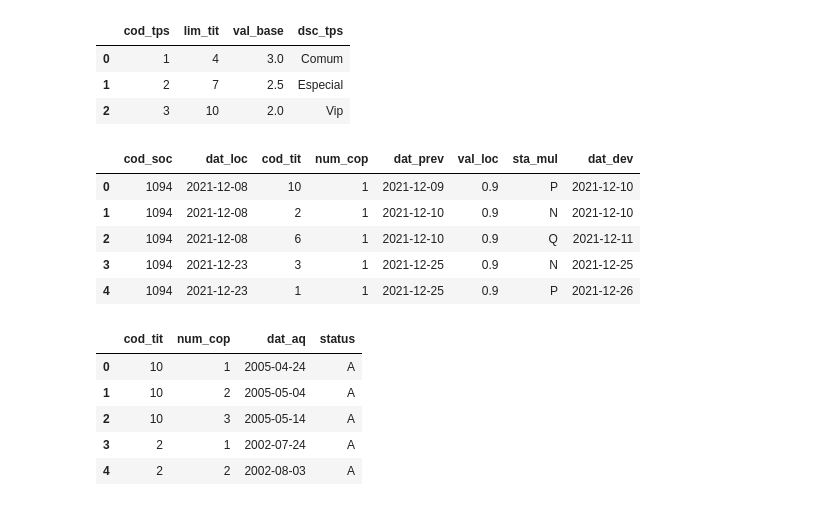
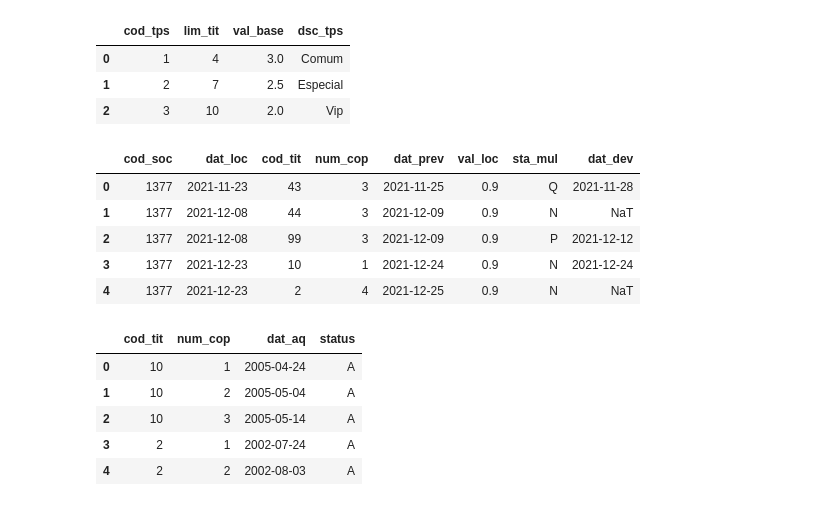
Before and after one commit to nataliafonseca/etl_locadora, a Jupyter notebook: notebook.ipynb, the cells around one changed output. Saved outputs shown, nothing was run; the diff lists cells and outputs as text; code cells hidden in the pictures.

```diff
--- a/notebook.ipynb
+++ b/notebook.ipynb
@@ -52,15 +58,16 @@ tipos_socios_df.head()
 | 2 | 3 | 10 | 2.0 | Vip |
 # %%
 # Extração da tabela itens_locacoes para dataframe do pandas
-itens_locacoes_df = pd.read_sql('SELECT * FROM system.itens_locacoes', db_connection)
+itens_locacoes_df = pd.read_sql(
+    'SELECT * FROM locadora_origin.itens_locacoes', db_connection)
 itens_locacoes_df.head()
 # %% [output]
 |  | cod_soc | dat_loc | cod_tit | num_cop | dat_prev | val_loc | sta_mul | dat_dev |
-| 0 | 1094 | 2021-12-08 | 10 | 1 | 2021-12-09 | 0.9 | P | 2021-12-10 |
-| 1 | 1094 | 2021-12-08 | 2 | 1 | 2021-12-10 | 0.9 | N | 2021-12-10 |
-| 2 | 1094 | 2021-12-08 | 6 | 1 | 2021-12-10 | 0.9 | Q | 2021-12-11 |
-| 3 | 1094 | 2021-12-23 | 3 | 1 | 2021-12-25 | 0.9 | N | 2021-12-25 |
-| 4 | 1094 | 2021-12-23 | 1 | 1 | 2021-12-25 | 0.9 | P | 2021-12-26 |
+| 0 | 1377 | 2021-11-23 | 43 | 3 | 2021-11-25 | 0.9 | Q | 2021-11-28 |
+| 1 | 1377 | 2021-12-08 | 44 | 3 | 2021-12-09 | 0.9 | N | NaT |
+| 2 | 1377 | 2021-12-08 | 99 | 3 | 2021-12-09 | 0.9 | P | 2021-12-12 |
+| 3 | 1377 | 2021-12-23 | 10 | 1 | 2021-12-24 | 0.9 | N | 2021-12-24 |
+| 4 | 1377 | 2021-12-23 | 2 | 4 | 2021-12-25 | 0.9 | N | NaT |
 # %%
 # Extração da tabela copias para dataframe do pandas
 copias_df = pd.read_sql(
```
Also changed, not shown: parts of 27 cells of this notebook, 1 other file.
